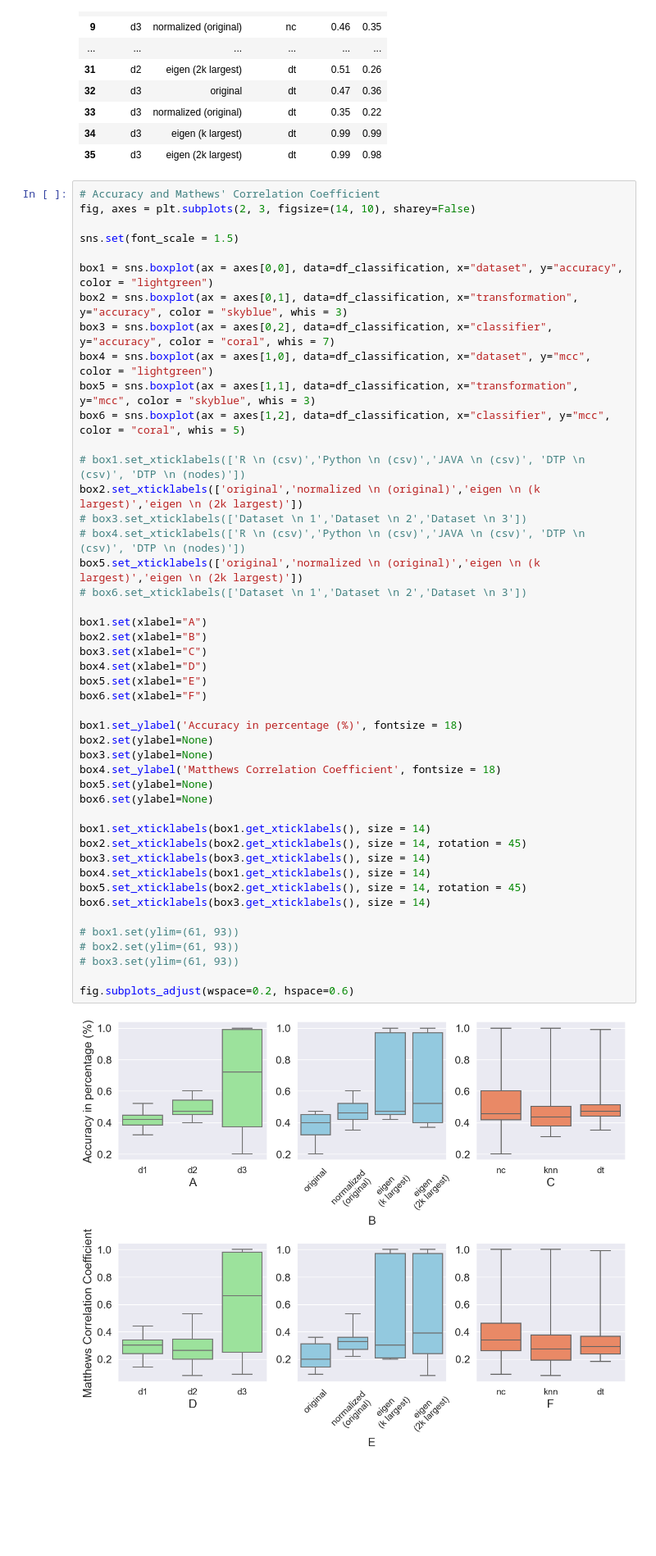
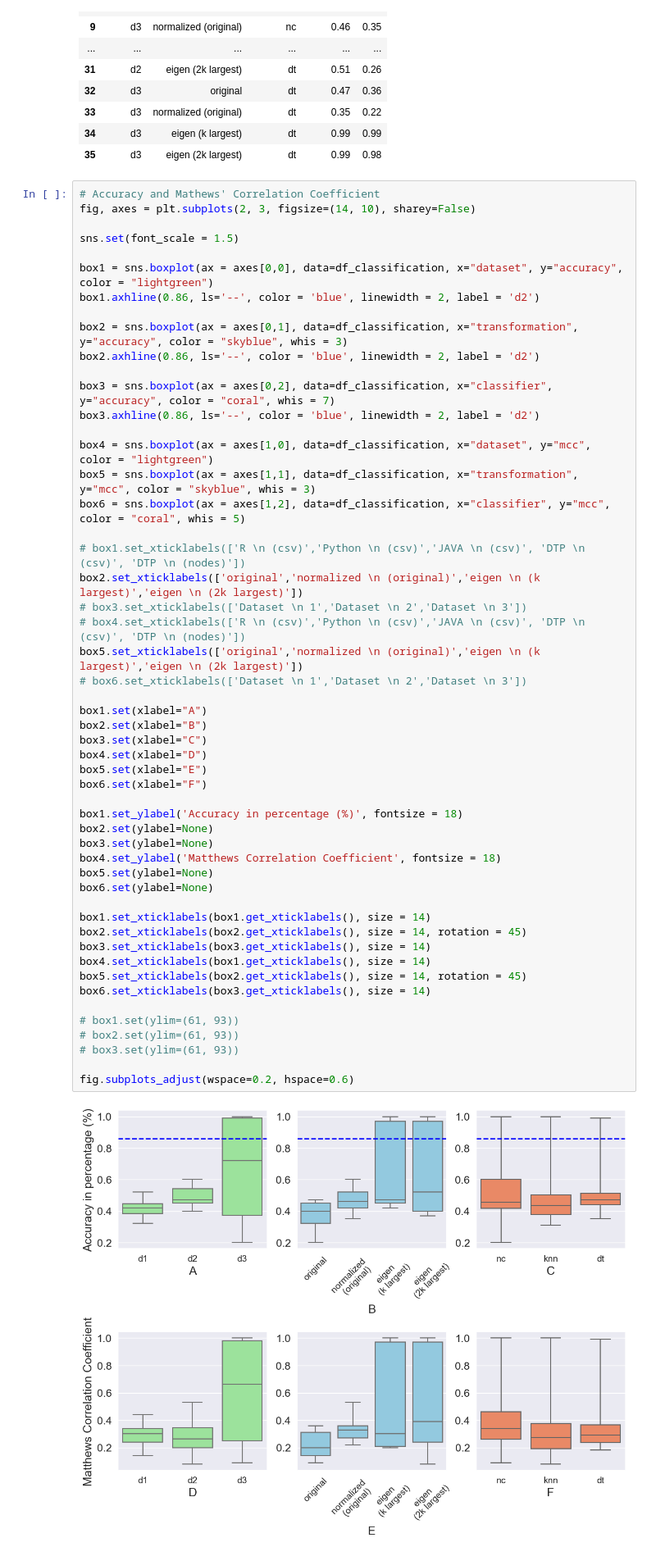
Before and after one commit to clumsyspeedboat/clustering_metaproteins, a Jupyter notebook: performance_evaluation.ipynb, the cells around one changed output. Shown at 82% size. Saved outputs shown, nothing was run; the diff lists cells and outputs as text; blank space fills up the shorter version.

```diff
--- a/performance_evaluation.ipynb
+++ b/performance_evaluation.ipynb
@@ -268,8 +285,14 @@ fig, axes = plt.subplots(2, 3, figsize=(14, 10), sharey=False)
 sns.set(font_scale = 1.5)
 
 box1 = sns.boxplot(ax = axes[0,0], data=df_classification, x="dataset", y="accuracy", color = "lightgreen")
+box1.axhline(0.86, ls='--', color = 'blue', linewidth = 2, label = 'd2')
+
 box2 = sns.boxplot(ax = axes[0,1], data=df_classification, x="transformation", y="accuracy", color = "skyblue", whis = 3)
+box2.axhline(0.86, ls='--', color = 'blue', linewidth = 2, label = 'd2')
+
 box3 = sns.boxplot(ax = axes[0,2], data=df_classification, x="classifier", y="accuracy", color = "coral", whis = 7)
+box3.axhline(0.86, ls='--', color = 'blue', linewidth = 2, label = 'd2')
+
 box4 = sns.boxplot(ax = axes[1,0], data=df_classification, x="dataset", y="mcc", color = "lightgreen")
 box5 = sns.boxplot(ax = axes[1,1], data=df_classification, x="transformation", y="mcc", color = "skyblue", whis = 3)
 box6 = sns.boxplot(ax = axes[1,2], data=df_classification, x="classifier", y="mcc", color = "coral", whis = 5)
@@ -281,31 +304,31 @@ box2.set_xticklabels(['original','normalized \n (original)','eigen \n (k largest
 box5.set_xticklabels(['original','normalized \n (original)','eigen \n (k largest)','eigen \n (2k largest)'])
 # box6.set_xticklabels(['Dataset \n 1','Dataset \n 2','Dataset \n 3'])
 
 box1.set(xlabel="A")
 box2.set(xlabel="B")
 box3.set(xlabel="C")
 box4.set(xlabel="D")
 box5.set(xlabel="E")
 box6.set(xlabel="F")
 
 box1.set_ylabel('Accuracy in percentage (%)', fontsize = 18)
 box2.set(ylabel=None)
 box3.set(ylabel=None)
 box4.set_ylabel('Matthews Correlation Coefficient', fontsize = 18)
 box5.set(ylabel=None)
 box6.set(ylabel=None)
 
 box1.set_xticklabels(box1.get_xticklabels(), size = 14)
 box2.set_xticklabels(box2.get_xticklabels(), size = 14, rotation = 45)
 box3.set_xticklabels(box3.get_xticklabels(), size = 14)
 box4.set_xticklabels(box1.get_xticklabels(), size = 14)
 box5.set_xticklabels(box2.get_xticklabels(), size = 14, rotation = 45)
 box6.set_xticklabels(box3.get_xticklabels(), size = 14)
 
 # box1.set(ylim=(61, 93))
 # box2.set(ylim=(61, 93))
 # box3.set(ylim=(61, 93))
 
 fig.subplots_adjust(wspace=0.2, hspace=0.6)
 # %% [output]
-[figure, old version]
+[figure, new version]
```
Also changed, not shown: parts of 1 cell of this notebook.
